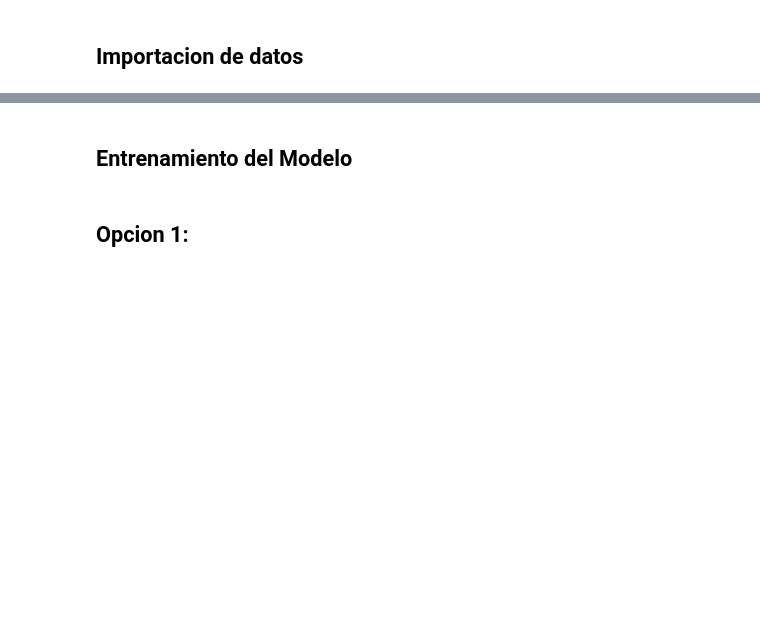
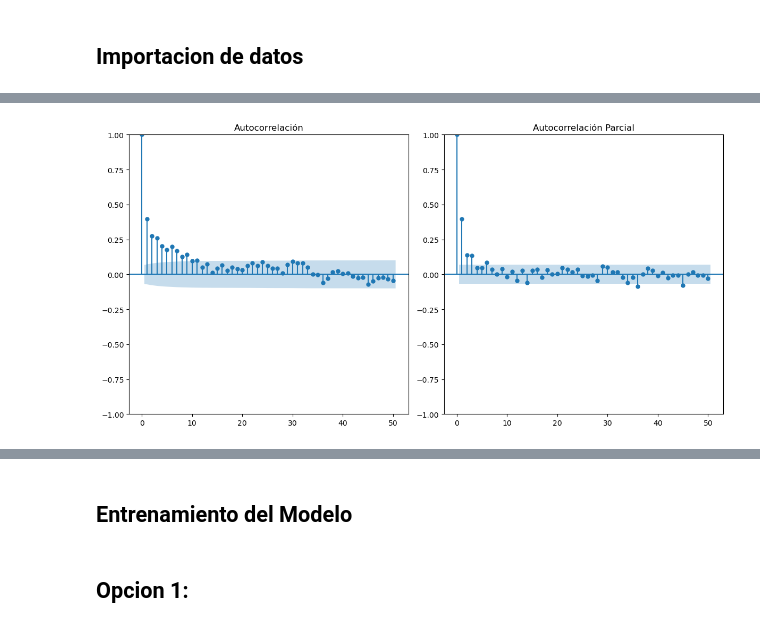
Before and after one commit to Cris220802/IA, a Jupyter notebook: BM/LSTM.ipynb, the cells around one changed output, grey strips where cells are left out. Drawn from its saved outputs; the diff is of its cells as text; code cells hidden in the pictures; blank space fills up the shorter version.

```diff
--- a/BM/LSTM.ipynb
+++ b/BM/LSTM.ipynb
@@ -66,0 +97,3 @@ memory usage: 61.0 KB
+# %%
+df_y = df[[col]]
+df_y
@@ -66,0 +114,13 @@ memory usage: 61.0 KB
+# %%
+from statsmodels.graphics.tsaplots import plot_acf, plot_pacf
+
+# Graficar ACF y PACF
+plt.figure(figsize=(12, 6))
+plt.subplot(121)
+plot_acf(df_y[col], lags=50, ax=plt.gca(), title="Autocorrelación")
+plt.subplot(122)
+plot_pacf(df_y[col], lags=50, ax=plt.gca(), title="Autocorrelación Parcial")
+plt.tight_layout()
+plt.show()
+# %% [output]
+[figure, added]
```
Also changed, not shown: parts of 29 cells of this notebook, 13 other files.
